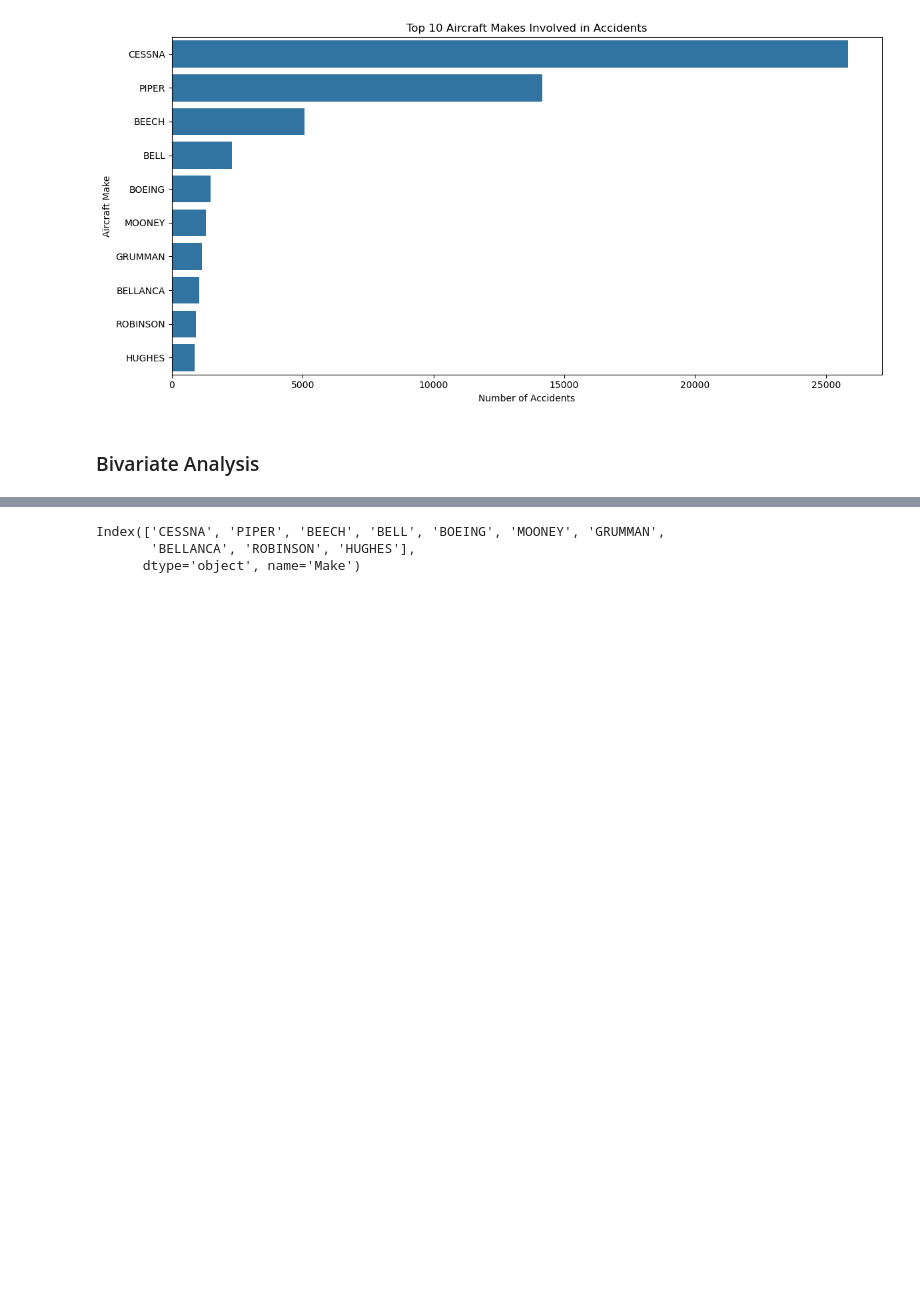
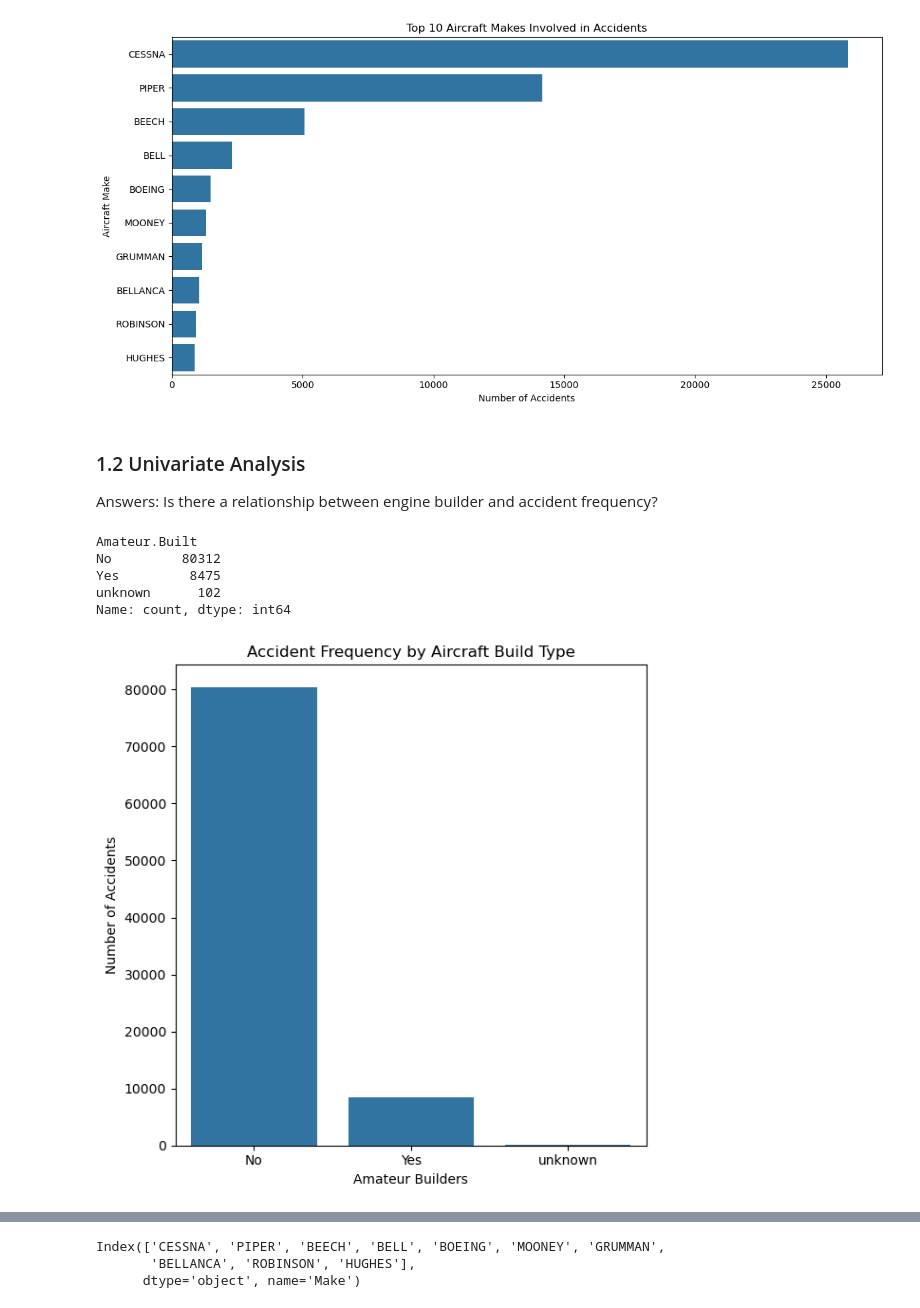
Before and after one commit to Muhadischol/Aviation_Analysis_Project, a Jupyter notebook: Notebooks/Accidents.ipynb, the cells around one changed output, grey strips where cells are left out. Drawn from its saved outputs; the diff is of its cells as text; code cells hidden in the pictures; blank space fills up the shorter version.

Commit message:
added reviewed data understanding questions

```diff
--- a/Notebooks/Accidents.ipynb
+++ b/Notebooks/Accidents.ipynb
@@ -513,4 +511,27 @@ plt.show()
 # %% [output]
 [figure]
 # %% [markdown]
-### Bivariate Analysis
+### 1.2 Univariate Analysis
+
+Answers: Is there a relationship between engine builder and accident frequency?
+# %%
+# Count accidents by amateur-built status
+amateur_counts = aviation_data['Amateur.Built'].value_counts()
+amateur_counts
+# %% [output]
+Amateur.Built
+No         80312
+Yes         8475
+unknown      102
+Name: count, dtype: int64
+# %%
+# visualization
+plt.figure(figsize=(6,6))
+sns.barplot(x=amateur_counts.index, y=amateur_counts.values)
+plt.title("Accident Frequency by Aircraft Build Type")
+plt.xlabel("Amateur Builders")
+plt.ylabel("Number of Accidents")
+plt.tight_layout()
+plt.show()
+# %% [output]
+[figure, added]
```
Also changed, not shown: parts of 10 cells of this notebook.
